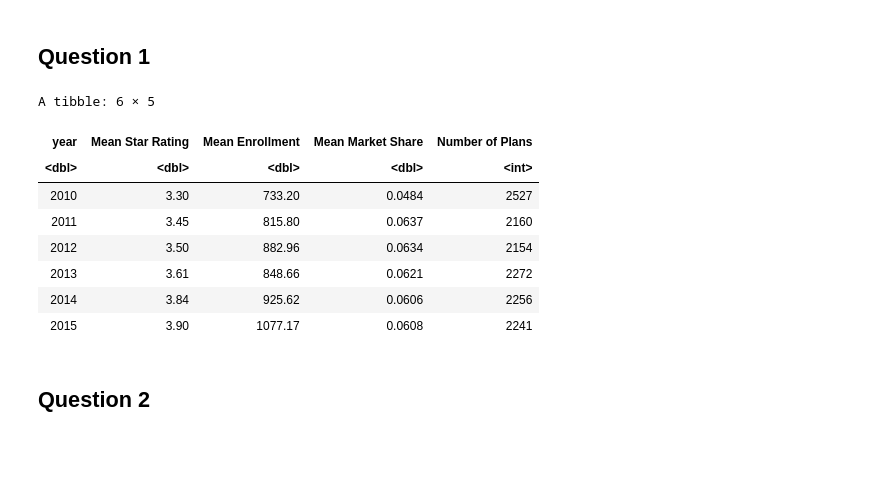
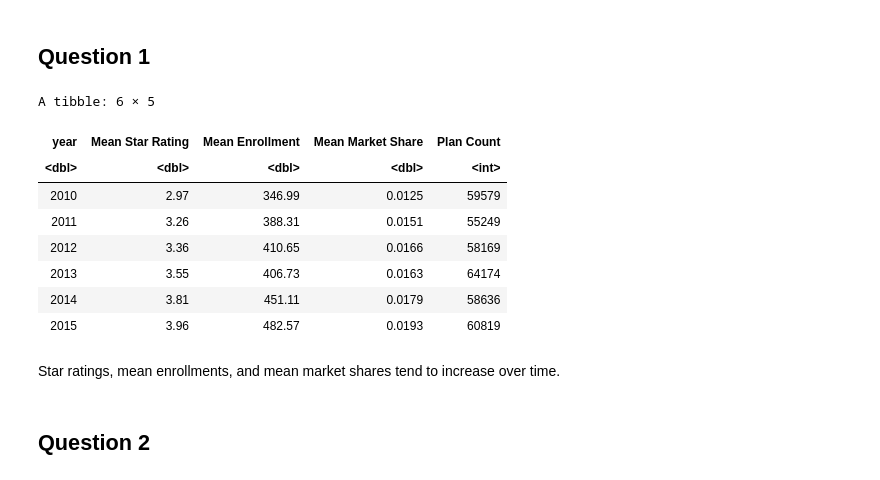
Before and after one commit to claireh481/hwk3, a Jupyter notebook: 3.1/3.1analysis.ipynb, the cells around one changed output. Drawn from its saved outputs; the diff is of its cells as text; code cells hidden in the pictures; blank space fills up the shorter version.

```diff
--- a/3.1/3.1analysis.ipynb
+++ b/3.1/3.1analysis.ipynb
@@ -35,52 +17,30 @@ $ specialneeds_manage <dbl> NA, NA, NA, NA, NA, NA, NA, NA, NA, NA, NA, NA, NA
 # Summarize the Data
 # %% [markdown]
 ## Question 1
-# %%
-# Calculate market share
-ma_shares <- ma.full %>%
-  group_by(fips, county, year) %>%
-  mutate(
-    total_ma_enrollment = first(avg_enrolled),
-    ma_share = if_else(
-      total_ma_enrollment > 0,
-      avg_enrollment / total_ma_enrollment,
-      NA_real_
-    )
-  ) %>%
-  ungroup()
-
-# Collapse to plan-year level
-plan_year <- ma_shares %>%
-  group_by(year, contractid, planid) %>%
-  summarize(
-    Star_Rating = first(Star_Rating),
-    avg_enrollment = first(avg_enrollment),
-    ma_share = mean(ma_share, na.rm = TRUE),
-    .groups = "drop"
-  )
-
-# Summary table
-summary_table <- plan_year %>%
-  filter(year >= 2010 & year <= 2015) %>%
-  group_by(year) %>%
-  summarize(
-    `Mean Star Rating` = round(mean(Star_Rating, na.rm = TRUE), 2),
-    `Mean Enrollment` = round(mean(avg_enrollment, na.rm = TRUE), 2),
-    `Mean Market Share` = round(mean(ma_share, na.rm = TRUE), 4),
-    `Number of Plans` = n(),
-    .groups = "drop"
-  )
-
-summary_table
-# %% [output]
-A tibble: 6 × 5
-| year | Mean Star Rating | Mean Enrollment | Mean Market Share | Number of Plans |
-| <dbl> | <dbl> | <dbl> | <dbl> | <int> |
-| 2010 | 3.30 | 733.20 | 0.0484 | 2527 |
-| 2011 | 3.45 | 815.80 | 0.0637 | 2160 |
-| 2012 | 3.50 | 882.96 | 0.0634 | 2154 |
-| 2013 | 3.61 | 848.66 | 0.0621 | 2272 |
-| 2014 | 3.84 | 925.62 | 0.0606 | 2256 |
-| 2015 | 3.90 | 1077.17 | 0.0608 | 2241 |
+# %%
+q1 <- ma.full %>%
+filter(!is.na(Star_Rating)) %>%
+mutate(market_share = avg_enrollment / avg_eligibles) %>%
+group_by(year) %>%
+summarize(
+    'Mean Star Rating' = round(mean(Star_Rating, na.rm = TRUE), 2),
+    'Mean Enrollment' = round(mean(avg_enrollment, na.rm = TRUE), 2),
+    'Mean Market Share' = round(mean(market_share, na.rm = TRUE), 4),
+    'Plan Count' = n()
+    )
+
+q1
+# %% [output]
+A tibble: 6 × 5
+| year | Mean Star Rating | Mean Enrollment | Mean Market Share | Plan Count |
+| <dbl> | <dbl> | <dbl> | <dbl> | <int> |
+| 2010 | 2.97 | 346.99 | 0.0125 | 59579 |
+| 2011 | 3.26 | 388.31 | 0.0151 | 55249 |
+| 2012 | 3.36 | 410.65 | 0.0166 | 58169 |
+| 2013 | 3.55 | 406.73 | 0.0163 | 64174 |
+| 2014 | 3.81 | 451.11 | 0.0179 | 58636 |
+| 2015 | 3.96 | 482.57 | 0.0193 | 60819 |
+# %% [markdown]
+Star ratings, mean enrollments, and mean market shares tend to increase over time.
 # %% [markdown]
 ## Question 2
```
Also changed, not shown: parts of 8 cells of this notebook, 1 other file.
